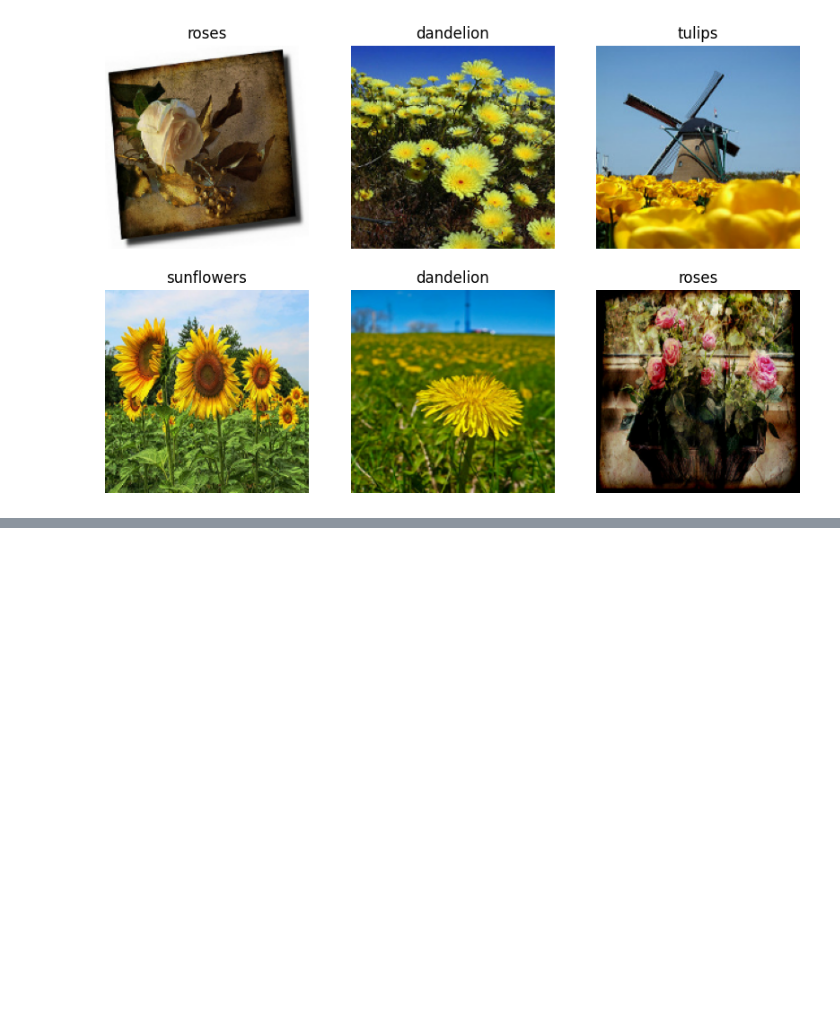
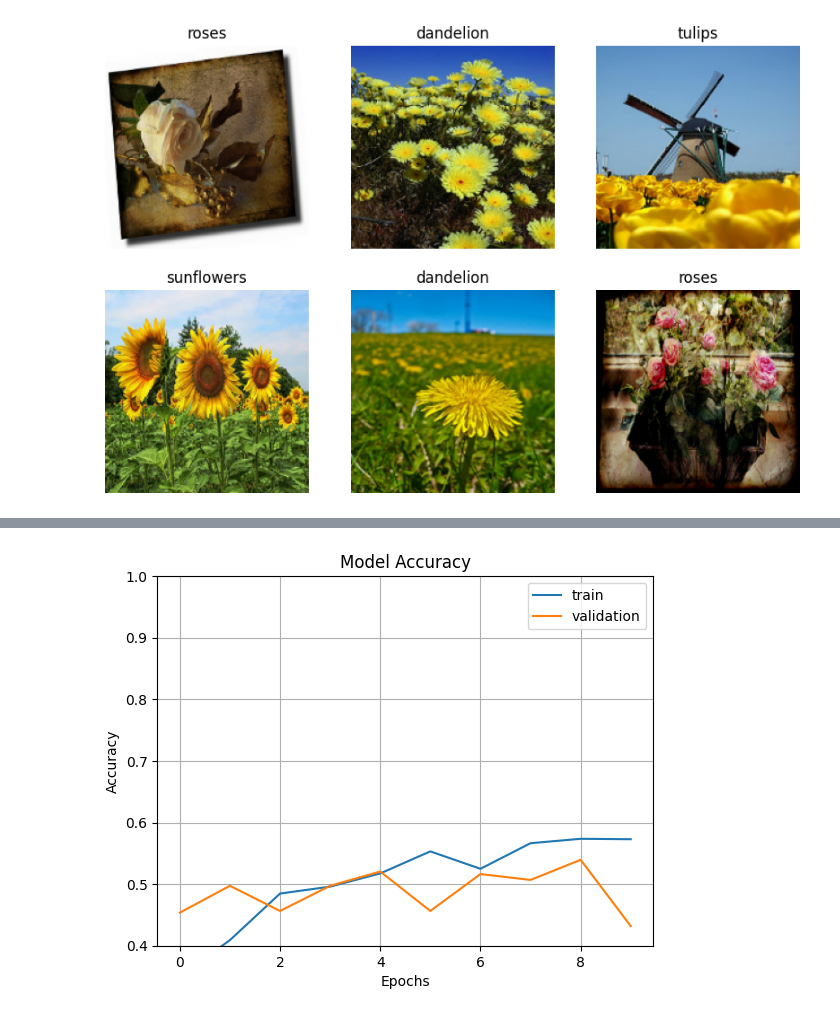
Before and after one commit to LeGiT300/Image-Classification, a Jupyter notebook: transferImage.ipynb, the cells around one changed output, grey strips where cells are left out. Saved outputs shown, nothing was run; the diff lists cells and outputs as text; code cells hidden in the pictures; blank space fills up the shorter version.

```diff
--- a/transferImage.ipynb
+++ b/transferImage.ipynb
@@ -70,11 +71,8 @@ for images, labels in train_ds.take(1):
 pre_trained = keras.applications.ResNet50V2(
     include_top=False,
     weights="imagenet",
-    # input_tensor=None,
     input_shape=(180, 180, 3),
     pooling='avg',
-    classes=5,
-    classifier_activation="softmax",
     name="resnet50v2",
 )
 
@@ -83,7 +81,7 @@ for layer in pre_trained.layers:
 
 
 transfer_model = Sequential([
-        InputLayer(input_shape=(180, 180, 3)),
+        InputLayer(shape=(180, 180, 3)),
         pre_trained,
 
         Flatten(),
@@ -92,8 +90,5 @@ transfer_model = Sequential([
 
 ])
 
-# transfer_model.add(pre_trained)
-# transfer_model.add(Flatten())
-# transfer_model.add(Dense(512, activation='relu'))
-# transfer_model.add(Dense(5, activation='softmax'))
+transfer_model.summary()
 # %% [output]
@@ -100,0 +110,13 @@ TypeError: The added layer must be an instance of class Layer. Found: <Functiona
+# %%
+transfer_model.compile(
+    optimizer=Adam(learning_rate=0.001),
+    loss='sparse_categorical_crossentropy',
+    metrics=['accuracy']
+)
+# %%
+epochs=10
+history = transfer_model.fit(
+  train_ds,
+  validation_data=val_ds,
+  epochs=epochs
+)
@@ -100,0 +134,13 @@ TypeError: The added layer must be an instance of class Layer. Found: <Functiona
+# %%
+fig1 = plt.gcf()
+plt.plot(history.history['accuracy'])
+plt.plot(history.history['val_accuracy'])
+plt.axis(ymin=0.4,ymax=1)
+plt.grid()
+plt.title('Model Accuracy')
+plt.ylabel('Accuracy')
+plt.xlabel('Epochs')
+plt.legend(['train', 'validation'])
+plt.show()
+# %% [output]
+[figure, added]
```
Also changed, not shown: parts of 9 cells of this notebook.
